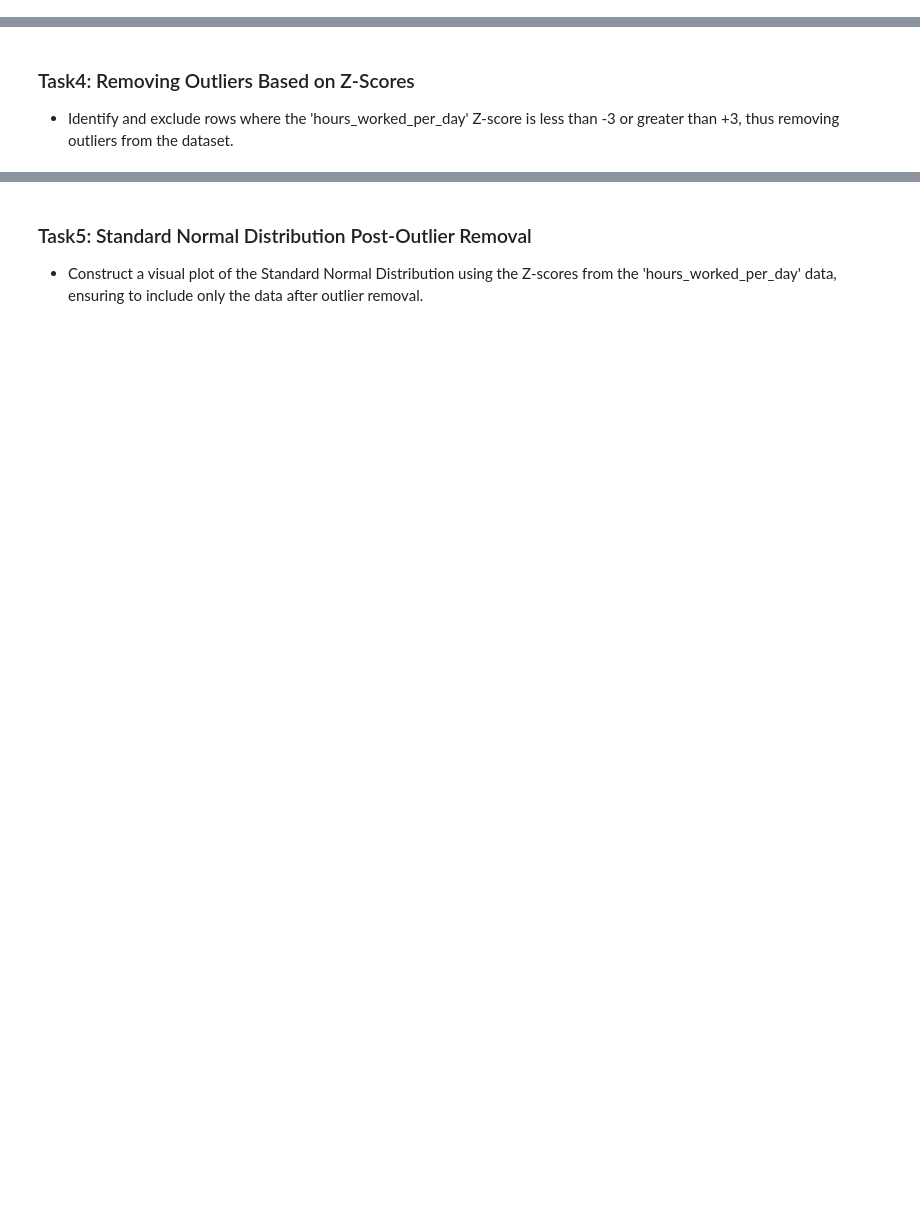
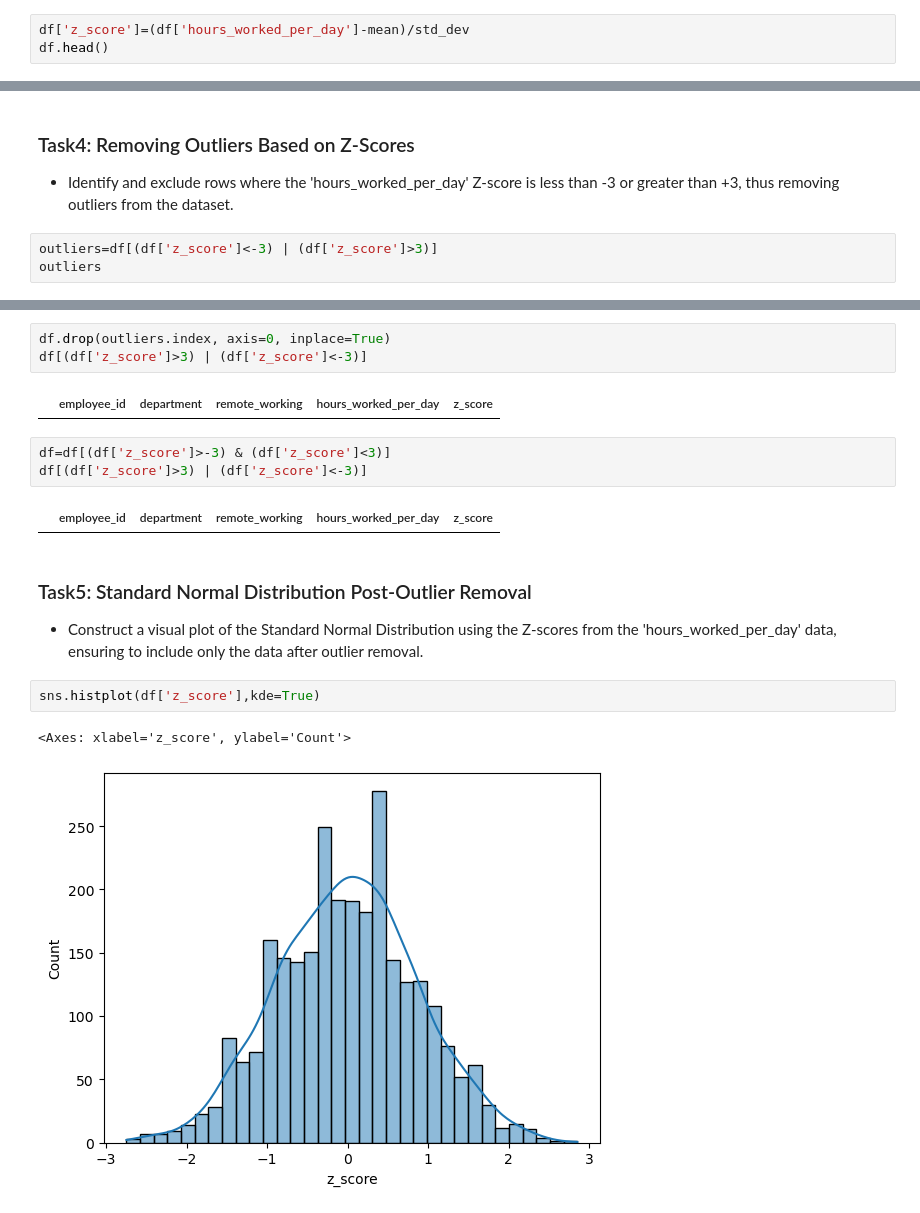
Before and after one commit to kshitish13/Maths_and_Stats, a Jupyter notebook: 6.distribution/chapter6_exercise2/employees-workhours-analysis.ipynb, the cells around one changed output, grey strips where cells are left out. Drawn from its saved outputs; the diff is of its cells as text; blank space fills up the shorter version.

```diff
--- a/6.distribution/chapter6_exercise2/employees-workhours-analysis.ipynb
+++ b/6.distribution/chapter6_exercise2/employees-workhours-analysis.ipynb
@@ -28,0 +78,3 @@ Compute fundamental statistical measures for the 'hours_worked_per_day' column.
+# %%
+df['z_score']=(df['hours_worked_per_day']-mean)/std_dev
+df.head()
@@ -30,3 +109,6 @@ Compute fundamental statistical measures for the 'hours_worked_per_day' column.
 ### Task4: Removing Outliers Based on Z-Scores
 
 - Identify and exclude rows where the 'hours_worked_per_day' Z-score is less than -3 or greater than +3, thus removing outliers from the dataset.
+# %%
+outliers=df[(df['z_score']<-3) | (df['z_score']>3)]
+outliers
@@ -33,4 +133,19 @@ Compute fundamental statistical measures for the 'hours_worked_per_day' column.
+# %%
+df.drop(outliers.index, axis=0, inplace=True)
+df[(df['z_score']>3) | (df['z_score']<-3)]
+# %% [output]
+|  | employee_id | department | remote_working | hours_worked_per_day | z_score |
+# %%
+df=df[(df['z_score']>-3) & (df['z_score']<3)]
+df[(df['z_score']>3) | (df['z_score']<-3)]
+# %% [output]
+|  | employee_id | department | remote_working | hours_worked_per_day | z_score |
 # %% [markdown]
 ### Task5: Standard Normal Distribution Post-Outlier Removal
 
 -  Construct a visual plot of the Standard Normal Distribution using the Z-scores from the 'hours_worked_per_day' data, ensuring to include only the data after outlier removal.
+# %%
+sns.histplot(df['z_score'],kde=True)
+# %% [output]
+<Axes: xlabel='z_score', ylabel='Count'>
+[figure, added]
```
Also changed, not shown: parts of 11 cells of this notebook, 3 other files.
